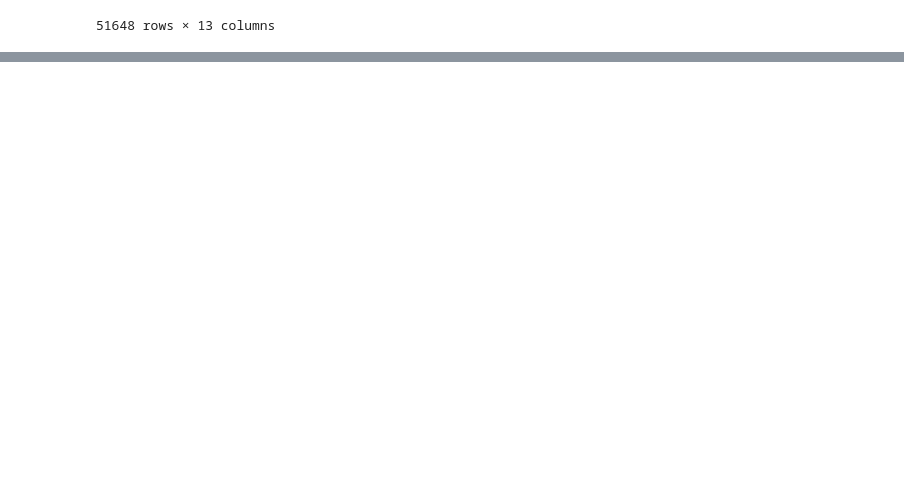
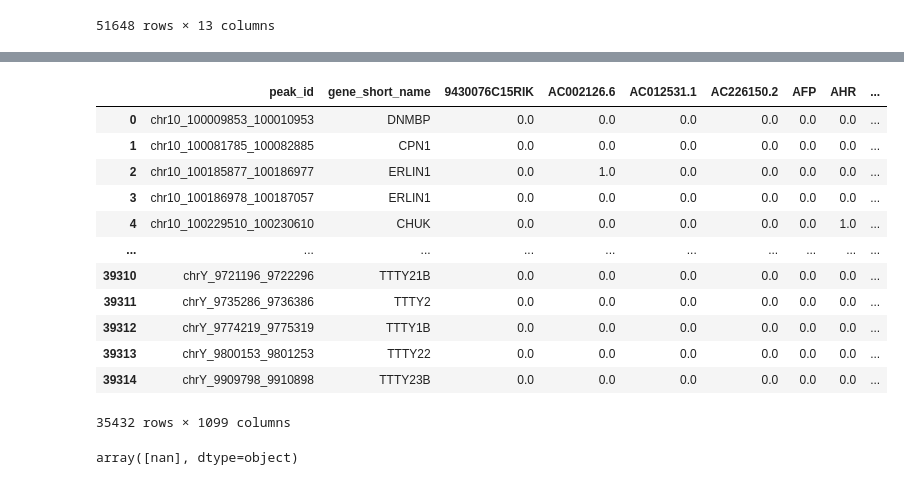
Before and after one commit to Andrew1708/GRN-project, a Jupyter notebook: workflow/notebooks/test_tmp.ipynb, the cells around one changed output, grey strips where cells are left out. Cells and saved outputs as stored; diff of their text form; code cells hidden in the pictures; blank space fills up the shorter version.

```diff
--- a/workflow/notebooks/test_tmp.ipynb
+++ b/workflow/notebooks/test_tmp.ipynb
@@ -341,0 +578,2 @@ grn_inferred
+# %%
+peak_coords = base_GRN["peak_id"].str.split("_", expand=True)
@@ -341,0 +721,20 @@ grn_inferred
+# %%
+
+if "peak_id" in base_GRN.columns:
+    peak_coords = base_GRN["peak_id"].str.split("_", expand=True)
+
+    # Then validate that 'start' and 'end' columns are numeric
+    is_numeric_start = peak_coords[1].str.isnumeric()
+    is_numeric_end = peak_coords[2].str.isnumeric()
+    valid_rows = is_numeric_start & is_numeric_end
+
+    if not valid_rows.any():
+        raise ValueError("No valid 'peak_id' entries with numeric coordinates found.")
+
+    peak_coords = peak_coords[valid_rows]
+    base_GRN = base_GRN.loc[valid_rows].copy()
+    base_GRN["chromosome"] = peak_coords[0].values
+    base_GRN["start"] = peak_coords[1].astype(int).values
+    base_GRN["end"] = peak_coords[2].astype(int).values
+else:
+    raise ValueError("Expected 'peak_id' column in base_GRN, but it was not found.")
@@ -341,0 +743,16 @@ grn_inferred
+# %%
+base_GRN
+# %% [output]
+|  | peak_id | gene_short_name | 9430076C15RIK | AC002126.6 | AC012531.1 | AC226150.2 | AFP | AHR | ... |
+| 0 | chr10_100009853_100010953 | DNMBP | 0.0 | 0.0 | 0.0 | 0.0 | 0.0 | 0.0 | ... |
+| 1 | chr10_100081785_100082885 | CPN1 | 0.0 | 0.0 | 0.0 | 0.0 | 0.0 | 0.0 | ... |
+| 2 | chr10_100185877_100186977 | ERLIN1 | 0.0 | 1.0 | 0.0 | 0.0 | 0.0 | 0.0 | ... |
+| 3 | chr10_100186978_100187057 | ERLIN1 | 0.0 | 0.0 | 0.0 | 0.0 | 0.0 | 0.0 | ... |
+| 4 | chr10_100229510_100230610 | CHUK | 0.0 | 0.0 | 0.0 | 0.0 | 0.0 | 1.0 | ... |
+| ... | ... | ... | ... | ... | ... | ... | ... | ... | ... |
+| 39310 | chrY_9721196_9722296 | TTTY21B | 0.0 | 0.0 | 0.0 | 0.0 | 0.0 | 0.0 | ... |
+| 39311 | chrY_9735286_9736386 | TTTY2 | 0.0 | 0.0 | 0.0 | 0.0 | 0.0 | 0.0 | ... |
+| 39312 | chrY_9774219_9775319 | TTTY1B | 0.0 | 0.0 | 0.0 | 0.0 | 0.0 | 0.0 | ... |
+| 39313 | chrY_9800153_9801253 | TTTY22 | 0.0 | 0.0 | 0.0 | 0.0 | 0.0 | 0.0 | ... |
+| 39314 | chrY_9909798_9910898 | TTTY23B | 0.0 | 0.0 | 0.0 | 0.0 | 0.0 | 0.0 | ... |
+35432 rows × 1099 columns
@@ -341,0 +761,4 @@ grn_inferred
+# %%
+expanded_links.chromosome.unique()
+# %% [output]
+array([nan], dtype=object)
```
Also changed, not shown: parts of 24 cells of this notebook, 35 other files.
